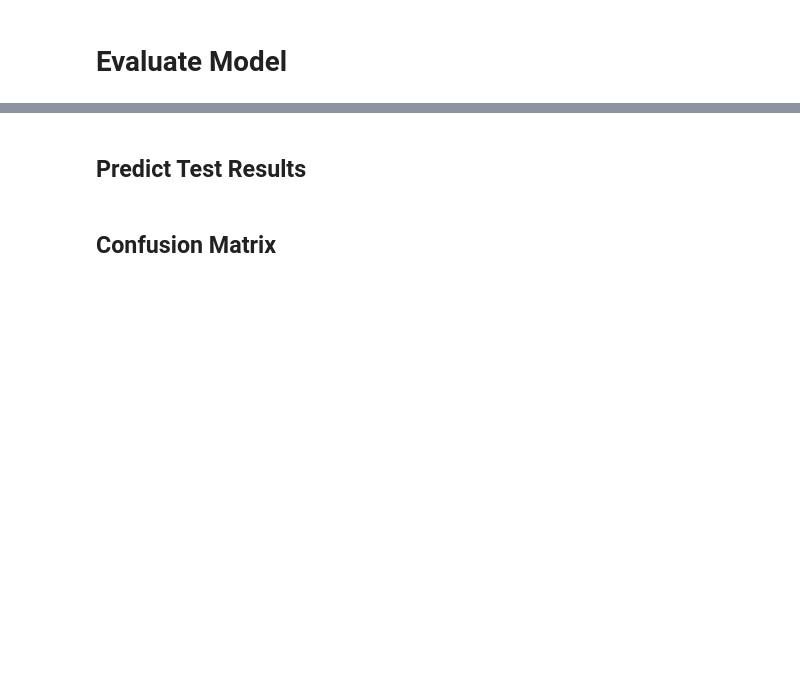
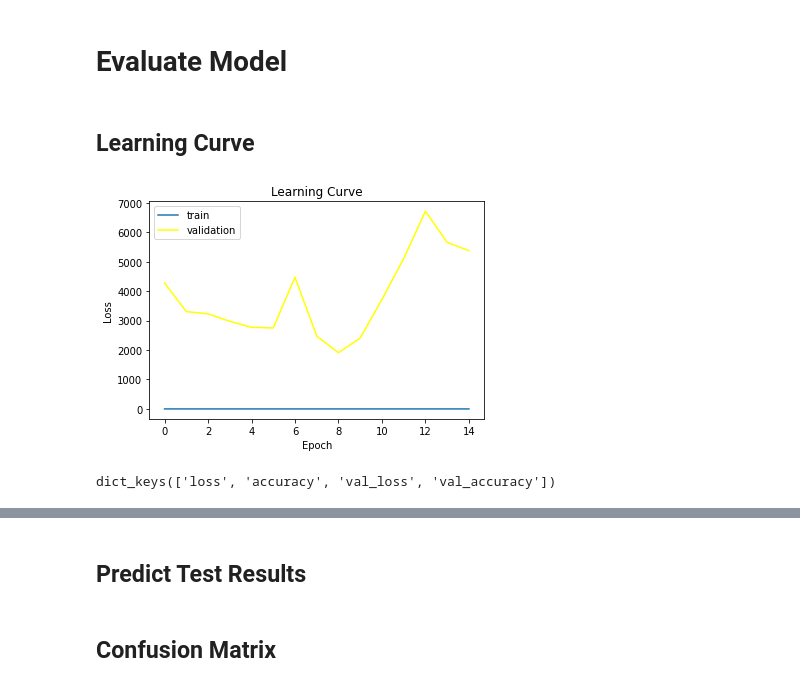
Before and after one commit to luisespriella9/Deep-Learning-Hands-On-ANN-Course, a Jupyter notebook: Artificial_Neural_Networks/Churn_Modelling.ipynb, the cells around one changed output, grey strips where cells are left out. Cells and saved outputs as stored; diff of their text form; code cells hidden in the pictures; blank space fills up the shorter version.

Commit message:
Add Learning Curve Plots

```diff
--- a/Artificial_Neural_Networks/Churn_Modelling.ipynb
+++ b/Artificial_Neural_Networks/Churn_Modelling.ipynb
@@ -57,8 +57,8 @@ X.head()
 ## Split dataset into Training set and Test set
 # %%
 from sklearn.model_selection import  train_test_split
-X_train, X_test, y_train, y_test = train_test_split(X.values, y.values, test_size=0.2, random_state=1)
-X_train, X_val, y_train, y_val = train_test_split(X_train, y_train, test_size=0.1, random_state=0)
+X_train, X_test, y_train, y_test = train_test_split(X.values, y.values, test_size=0.10, random_state=1)
+X_train, X_val, y_train, y_val = train_test_split(X_train, y_train, test_size=0.15, random_state=0)
 # %% [markdown]
 ## Feature Scaling
 # %%
@@ -73,7 +73,7 @@ ann = tf.keras.models.Sequential()
 # input layer
 ann.add(tf.keras.layers.Dense(units=X_train.shape[1], activation='relu'))
 # second layer
-ann.add(tf.keras.layers.Dense(units=6, activation='relu'))
+ann.add(tf.keras.layers.Dense(units=8, activation='relu'))
 # output layer
 ann.add(tf.keras.layers.Dense(units=1, activation='sigmoid'))
 # %% [markdown]
@@ -83,5 +83,5 @@ ann.compile(optimizer='adam', loss='binary_crossentropy', metrics=['accuracy'])
 # %% [markdown]
 # Train ANN
 # %%
-ann.fit(X_train, y_train, batch_size=32, epochs=10)
+history = ann.fit(X_train, y_train, batch_size=32, epochs=15, validation_data=(X_val, y_val))
 # %% [output]
@@ -109,2 +105,18 @@ Epoch 10/10
 # %% [markdown]
 # Evaluate Model
+# %% [markdown]
+## Learning Curve
+# %%
+plt.plot([i for i in range(len(history.history["loss"]))], history.history["loss"], label="train")
+plt.plot([i for i in range(len(history.history["val_loss"]))], history.history["val_loss"], label="validation", color="yellow")
+plt.legend(loc="upper left")
+plt.title("Learning Curve")
+plt.xlabel("Epoch")
+plt.ylabel("Loss")
+plt.show()
+# %% [output]
+[figure, added]
+# %%
+history.history.keys()
+# %% [output]
+dict_keys(['loss', 'accuracy', 'val_loss', 'val_accuracy'])
```
Also changed, not shown: parts of 5 cells of this notebook.
